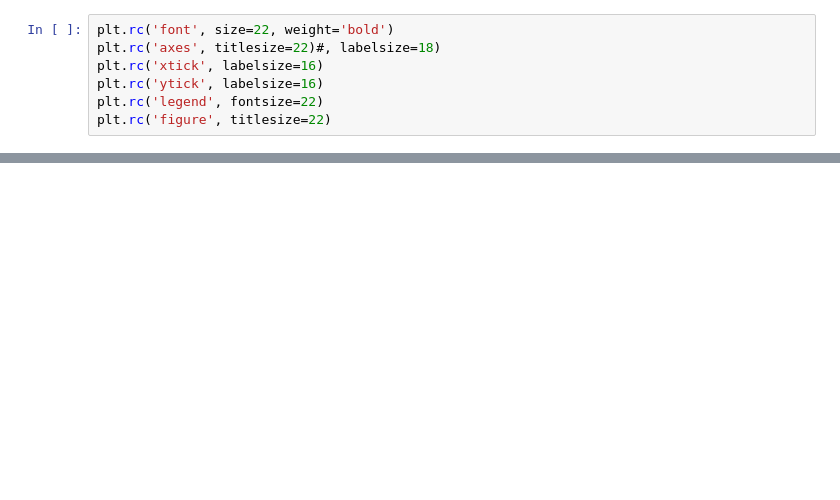
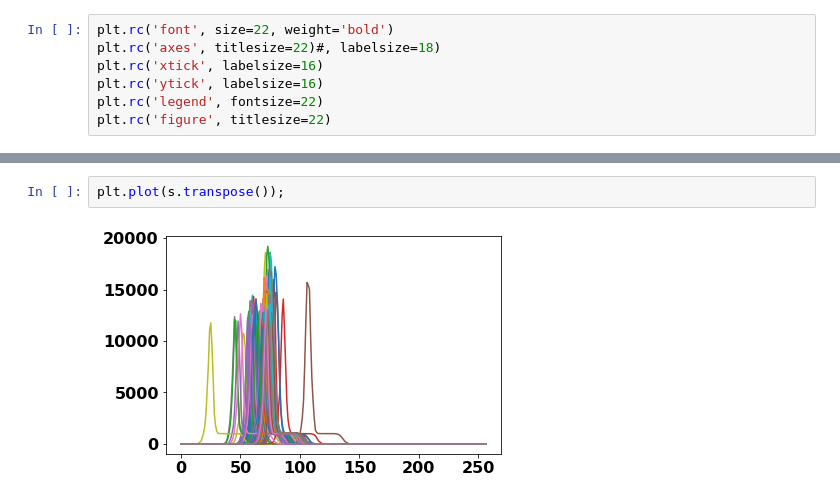
Before and after one commit to jennetd/OT, a Jupyter notebook: notebooks/scurves.ipynb, the cells around one changed output, grey strips where cells are left out. Saved outputs shown, nothing was run; the diff lists cells and outputs as text; blank space fills up the shorter version.

```diff
--- a/notebooks/scurves.ipynb
+++ b/notebooks/scurves.ipynb
@@ -89,0 +110,4 @@ scurve_plots(mapsas,"Bump")
+# %%
+plt.plot(s.transpose());
+# %% [output]
+[figure, added]
```
Also changed, not shown: parts of 20 cells of this notebook, 5 other files.
